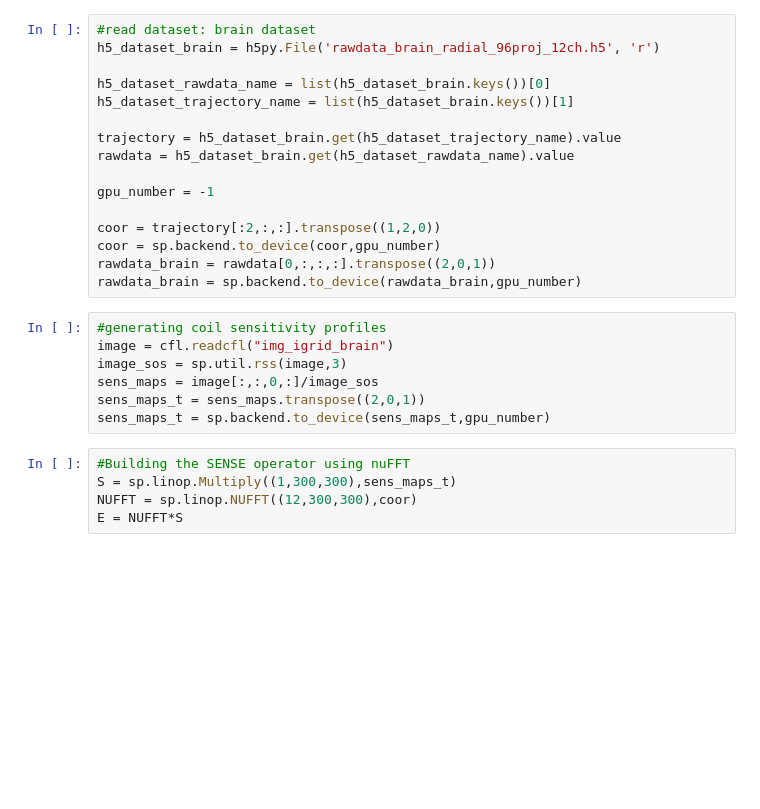
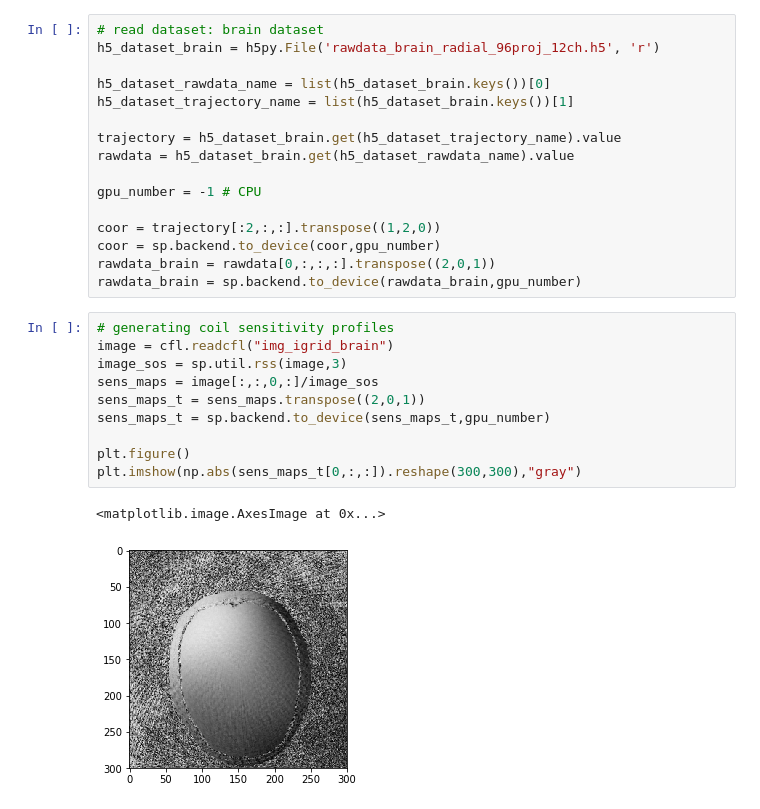
Before and after one commit to KeWang0622/rrsg_challenge_sigpy, a Jupyter notebook: rrsg_challenge/rrsg_ReproduceFigures.ipynb, the cells around one changed output. Drawn from its saved outputs; the diff is of its cells as text; blank space fills up the shorter version.

```diff
--- a/rrsg_challenge/rrsg_ReproduceFigures.ipynb
+++ b/rrsg_challenge/rrsg_ReproduceFigures.ipynb
@@ -23,5 +28,5 @@ import cfl
 # %%
-#read dataset: brain dataset
+# read dataset: brain dataset
 h5_dataset_brain = h5py.File('rawdata_brain_radial_96proj_12ch.h5', 'r')
 
 h5_dataset_rawdata_name = list(h5_dataset_brain.keys())[0]
@@ -30,21 +35,22 @@ h5_dataset_trajectory_name = list(h5_dataset_brain.keys())[1]
 trajectory = h5_dataset_brain.get(h5_dataset_trajectory_name).value
 rawdata = h5_dataset_brain.get(h5_dataset_rawdata_name).value
 
-gpu_number = -1
+gpu_number = -1 # CPU
 
 coor = trajectory[:2,:,:].transpose((1,2,0))
 coor = sp.backend.to_device(coor,gpu_number)
 rawdata_brain = rawdata[0,:,:,:].transpose((2,0,1))
 rawdata_brain = sp.backend.to_device(rawdata_brain,gpu_number)
 # %%
-#generating coil sensitivity profiles
+# generating coil sensitivity profiles
 image = cfl.readcfl("img_igrid_brain")
 image_sos = sp.util.rss(image,3)
 sens_maps = image[:,:,0,:]/image_sos
 sens_maps_t = sens_maps.transpose((2,0,1))
 sens_maps_t = sp.backend.to_device(sens_maps_t,gpu_number)
+
+plt.figure()
+plt.imshow(np.abs(sens_maps_t[0,:,:]).reshape(300,300),"gray")
+# %% [output]
+<matplotlib.image.AxesImage at 0x...>
+[figure, added]
-# %%
-#Building the SENSE operator using nuFFT
-S = sp.linop.Multiply((1,300,300),sens_maps_t)
-NUFFT = sp.linop.NUFFT((12,300,300),coor)
-E = NUFFT*S
```
Also changed, not shown: parts of 16 cells of this notebook, 1 other file.
